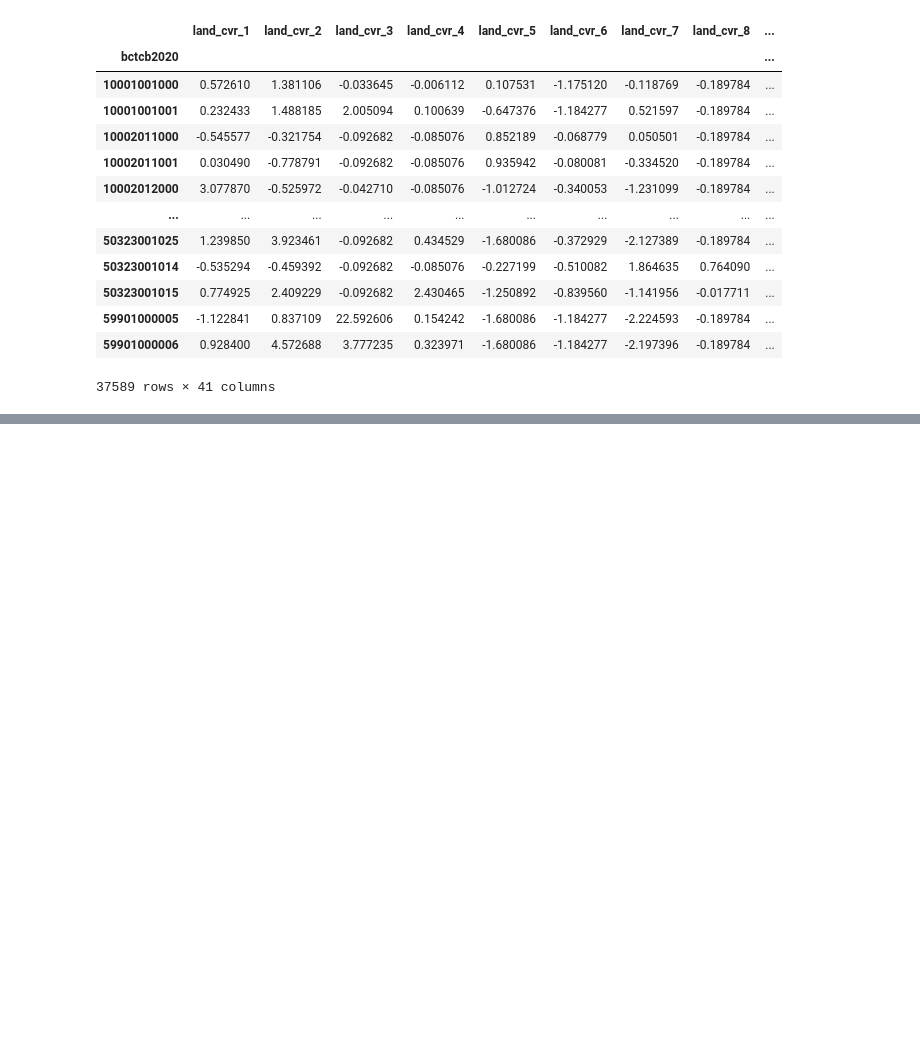
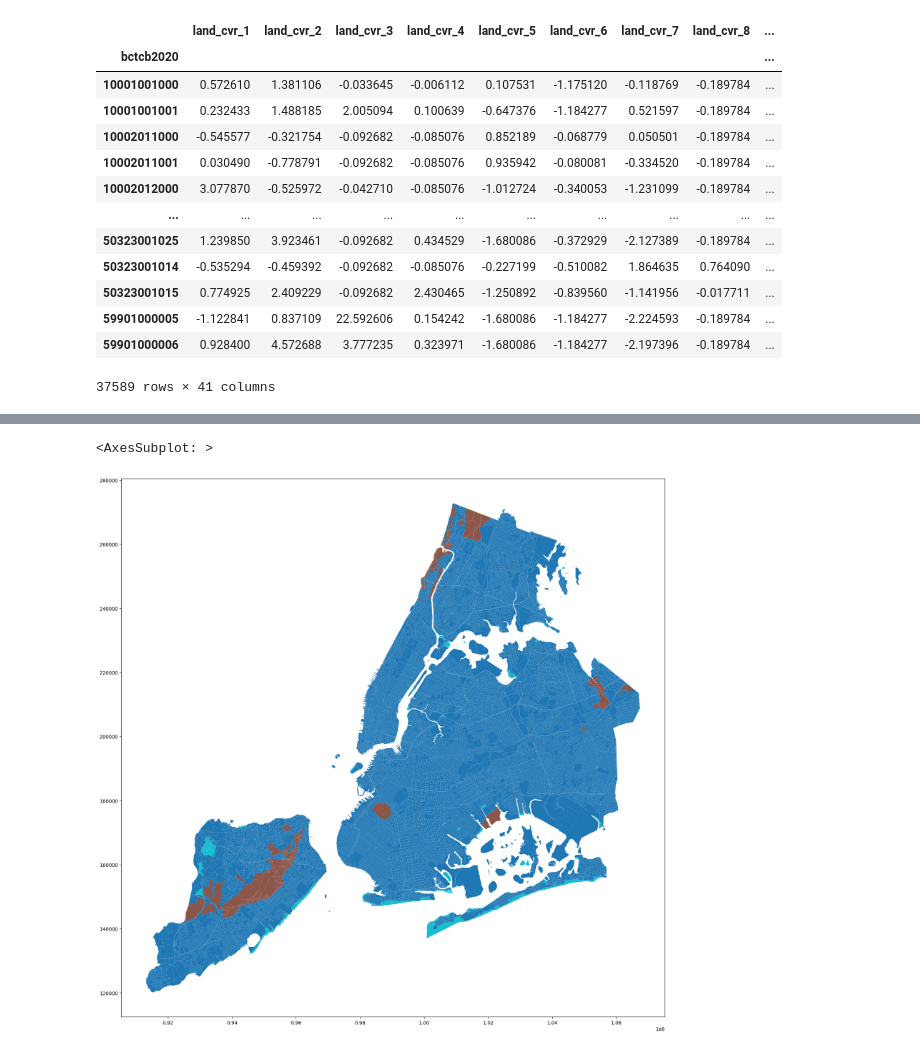
Before and after one commit to courtney-smith-97/flood-risk, a Jupyter notebook: modeling/modeling_and_feat_importance.ipynb, the cells around one changed output, grey strips where cells are left out. Cells and saved outputs as stored; diff of their text form; code cells hidden in the pictures; blank space fills up the shorter version.

```diff
--- a/modeling/modeling_and_feat_importance.ipynb
+++ b/modeling/modeling_and_feat_importance.ipynb
@@ -641,0 +733,6 @@ Fitting 1 folds for each of 6 candidates, totalling 6 fits
+# %%
+feat_data['cluster_4'] = ac2.labels_
+# %%
+feat_data['cluster_3'] = ac.labels_
+# %%
+ny = ny.set_index('bctcb2020')
@@ -641,0 +754,3 @@ Fitting 1 folds for each of 6 candidates, totalling 6 fits
+# %%
+df = ny[['cb2020','borocode','boroname','ct2020','geoid','shape_leng','shape_area','geometry','ntaname']].join(feat_data[['cluster_3','cluster_4']])
+df.head()
@@ -641,0 +765,7 @@ Fitting 1 folds for each of 6 candidates, totalling 6 fits
+# %%
+df.plot(column = 'cluster_3',
+        categorical=True,
+        figsize = (25, 20))
+# %% [output]
+<AxesSubplot: >
+[figure, added]
```
Also changed, not shown: parts of 20 cells of this notebook.
